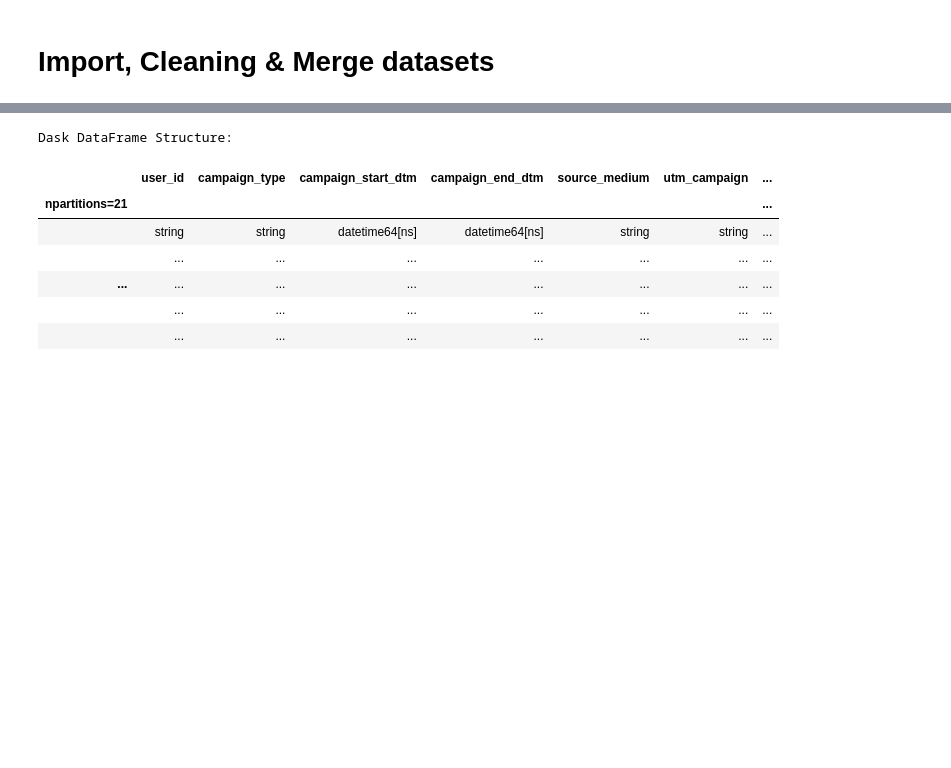
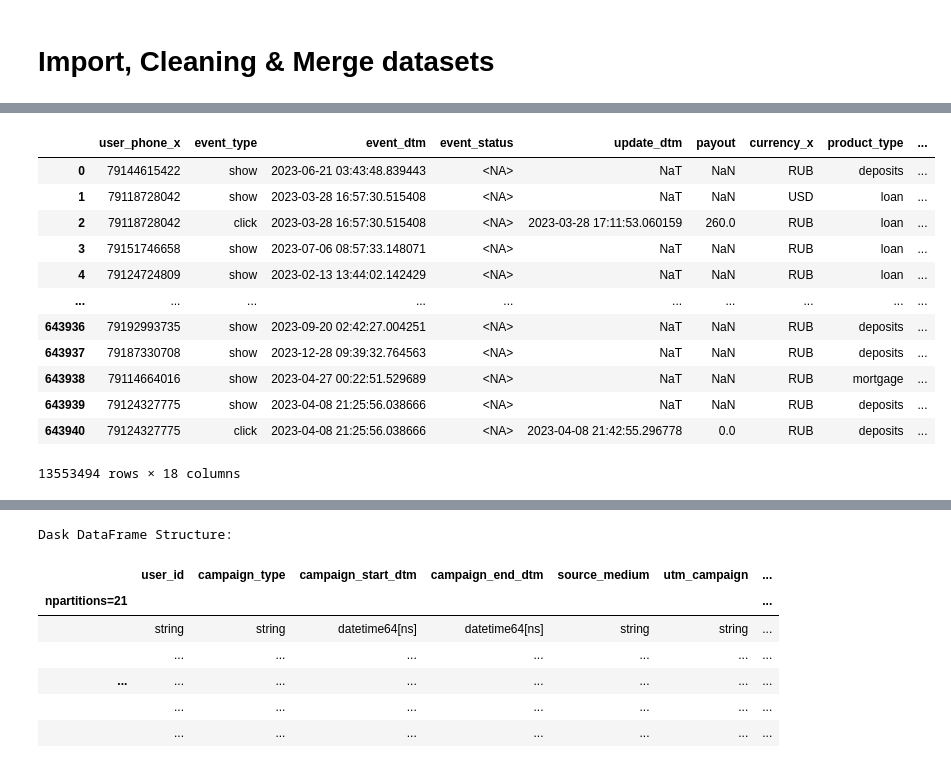
Before and after one commit to maratgaliulin/magnum_scopum_sravni_ru_dataton_2024, a Jupyter notebook: datasets/datasets_merge_to_parquet.ipynb, the cells around one changed output, grey strips where cells are left out. Drawn from its saved outputs; the diff is of its cells as text; code cells hidden in the pictures; blank space fills up the shorter version.

```diff
--- a/datasets/datasets_merge_to_parquet.ipynb
+++ b/datasets/datasets_merge_to_parquet.ipynb
@@ -35,3 +57,19 @@ event_data = event_data.drop(columns='id')
+# %%
+event_adv_merge.compute()
+# %% [output]
+|  | user_phone_x | event_type | event_dtm | event_status | update_dtm | payout | currency_x | product_type | ... |
+| 0 | 79144615422 | show | 2023-06-21 03:43:48.839443 | <NA> | NaT | NaN | RUB | deposits | ... |
+| 1 | 79118728042 | show | 2023-03-28 16:57:30.515408 | <NA> | NaT | NaN | USD | loan | ... |
+| 2 | 79118728042 | click | 2023-03-28 16:57:30.515408 | <NA> | 2023-03-28 17:11:53.060159 | 260.0 | RUB | loan | ... |
+| 3 | 79151746658 | show | 2023-07-06 08:57:33.148071 | <NA> | NaT | NaN | RUB | loan | ... |
+| 4 | 79124724809 | show | 2023-02-13 13:44:02.142429 | <NA> | NaT | NaN | RUB | loan | ... |
+| ... | ... | ... | ... | ... | ... | ... | ... | ... | ... |
+| 643936 | 79192993735 | show | 2023-09-20 02:42:27.004251 | <NA> | NaT | NaN | RUB | deposits | ... |
+| 643937 | 79187330708 | show | 2023-12-28 09:39:32.764563 | <NA> | NaT | NaN | RUB | deposits | ... |
+| 643938 | 79114664016 | show | 2023-04-27 00:22:51.529689 | <NA> | NaT | NaN | RUB | mortgage | ... |
+| 643939 | 79124327775 | show | 2023-04-08 21:25:56.038666 | <NA> | NaT | NaN | RUB | deposits | ... |
+| 643940 | 79124327775 | click | 2023-04-08 21:25:56.038666 | <NA> | 2023-04-08 21:42:55.296778 | 0.0 | RUB | deposits | ... |
+13553494 rows × 18 columns
 # %%
 event_data.compute()
 # %% [output]
```
Also changed, not shown: parts of 8 cells of this notebook, 1 other file.
